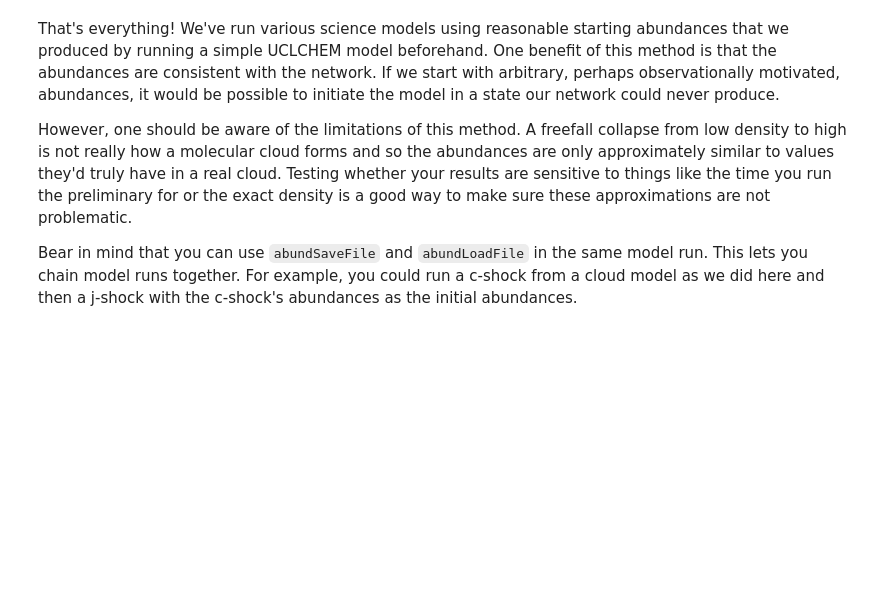
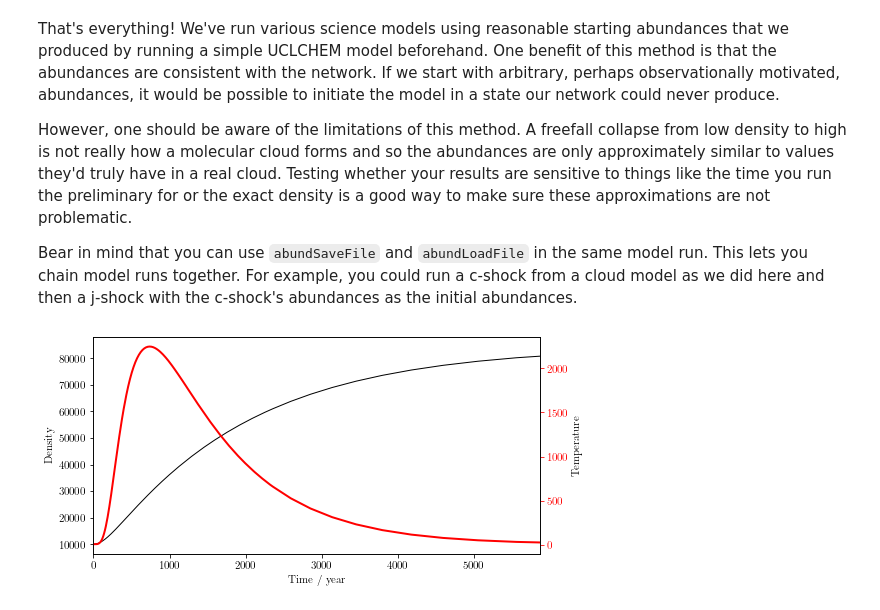
Before and after one commit to uclchem/UCLCHEM, a Jupyter notebook: Tutorials/modelling_objects.ipynb, the cells around one changed output. Cells and saved outputs as stored; diff of their text form; code cells hidden in the pictures; blank space fills up the shorter version.

```diff
--- a/Tutorials/modelling_objects.ipynb
+++ b/Tutorials/modelling_objects.ipynb
@@ -199,3 +199,17 @@ That's everything! We've run various science models using reasonable starting ab
 However, one should be aware of the limitations of this method. A freefall collapse from low density to high is not really how a molecular cloud forms and so the abundances are only approximately similar to values they'd truly have in a real cloud. Testing whether your results are sensitive to things like the time you run the preliminary for or the exact density is a good way to make sure these approximations are not problematic.
 
 Bear in mind that you can use `abundSaveFile` and `abundLoadFile` in the same model run. This lets you chain model runs together. For example, you could run a c-shock from a cloud model as we did here and then a j-shock with the c-shock's abundances as the initial abundances.
+# %%
+plt.style.use("thesis")
+fig,ax=plt.subplots(figsize=(8,4))
+
+ax.plot(phase2_df["Time"],phase2_df["Density"],color="black")
+#ax.set(xscale="log")
+ax3=ax.twinx()
+ax3.plot(phase2_df["Time"],phase2_df["gasTemp"],color="red",lw=2)
+ax.set(xlabel="Time / year",ylabel="Density")
+ax3.set(ylabel="Temperature",facecolor="red",xlim=(0,5*dissipation_time))
+ax3.tick_params(axis='y', colors='red')
+fig.savefig("shock.png",dpi=600)
+# %% [output]
+[figure, added]
```
Also changed, not shown: parts of 2 cells of this notebook, 5 other files.
